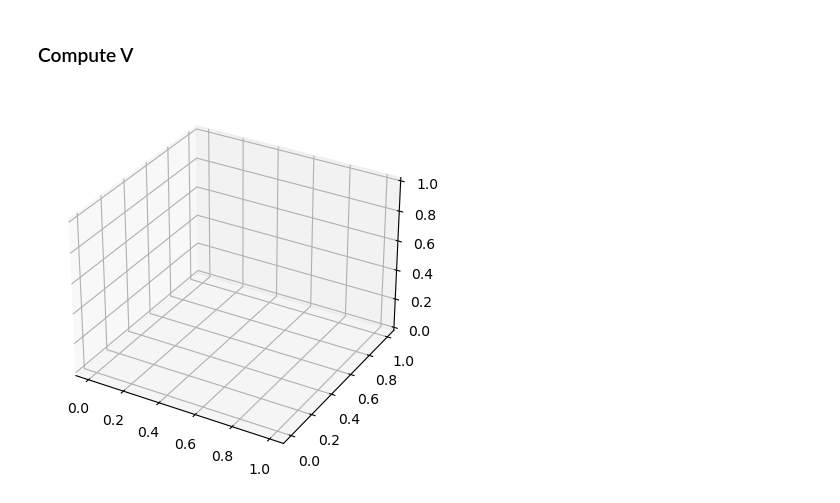
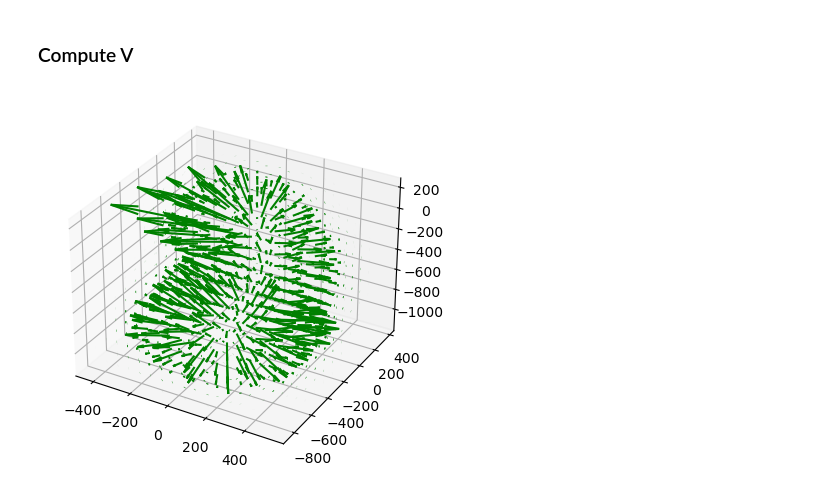
Before and after one commit to lfogarty98/psr_project, a Jupyter notebook: psr_3d.ipynb, the cells around one changed output. Cells and saved outputs as stored; diff of their text form; code cells hidden in the pictures.

```diff
--- a/psr_3d.ipynb
+++ b/psr_3d.ipynb
@@ -137,7 +137,7 @@ plt.show()
 # %% [markdown]
 ### Compute V ###
 # %%
-def compute_gradient_per_vertex(points, X, N, sigma=1.0):
+def compute_gradient_per_vertex(points, X, N, sigma=50.0):
     V = np.zeros((len(points), 3))
     for i in range(len(points)):
         for j in range(len(X)):
@@ -145,12 +145,12 @@ def compute_gradient_per_vertex(points, X, N, sigma=1.0):
             V[i] += weight * N[j]
     return V
 # %%
-V_vertex = compute_gradient_per_vertex(points, X, N, sigma=0.02)
+# Visualize V for each vertex
+V_vertex = compute_gradient_per_vertex(points, X, N, sigma=50)
 
 fig = plt.figure()
 ax = fig.add_subplot(111, projection='3d')
-
-ax.quiver(points[:,0], points[:,1], points[:,2], V_vertex[:,0], V_vertex[:,1], V_vertex[:,2], length=25, normalize=True, color='g', label="Normals")
+ax.quiver(points[:,0], points[:,1], points[:,2], V_vertex[:,0], V_vertex[:,1], V_vertex[:,2], length=25, normalize=False, color='g', label="Normals")
 plt.show()
 # %% [output]
-[figure, old version]
+[figure, new version]
```
Also changed, not shown: parts of 6 cells of this notebook, 2 other files.
